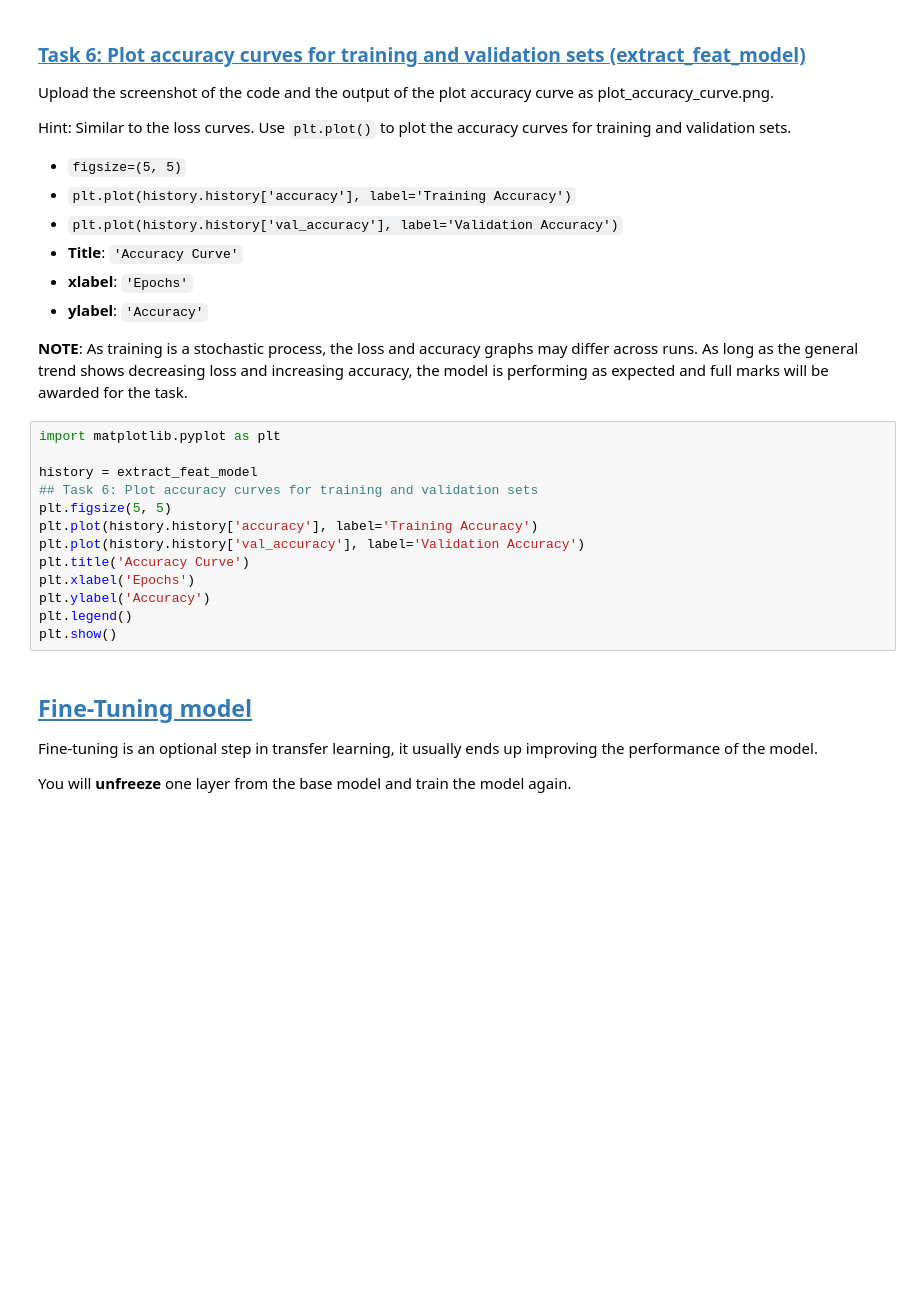
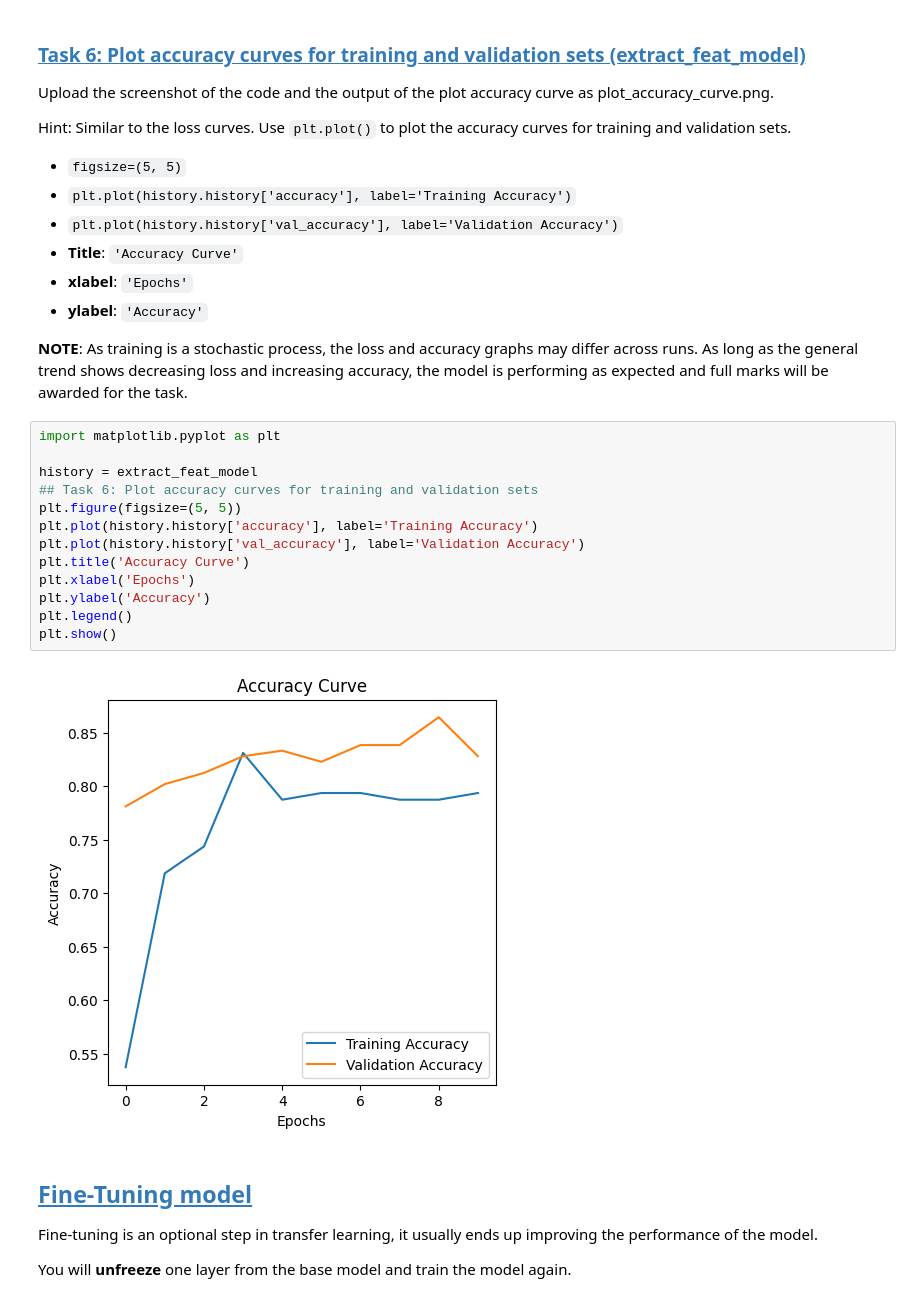
Before and after one commit to Temiloluwa-Oloye/Deep-Learning-with-Keras-and-TensorFlow, a Jupyter notebook: Final Proj-Classify Waste Products Using TL- FT-v1.ipynb, the cells around one changed output. Cells and saved outputs as stored; diff of their text form; blank space fills up the shorter version.

```diff
--- a/Final Proj-Classify Waste Products Using TL- FT-v1.ipynb
+++ b/Final Proj-Classify Waste Products Using TL- FT-v1.ipynb
@@ -515,16 +576,18 @@ Hint: Similar to the loss curves. Use `plt.plot()` to plot the accuracy curves f
 # %%
 import matplotlib.pyplot as plt
 
 history = extract_feat_model
 ## Task 6: Plot accuracy curves for training and validation sets
-plt.figsize(5, 5)
+plt.figure(figsize=(5, 5))
 plt.plot(history.history['accuracy'], label='Training Accuracy')
 plt.plot(history.history['val_accuracy'], label='Validation Accuracy')
 plt.title('Accuracy Curve')
 plt.xlabel('Epochs')
 plt.ylabel('Accuracy')
 plt.legend()
 plt.show()
+# %% [output]
+[figure, added]
 # %% [markdown]
 ## <a id='toc1_12_'></a>[Fine-Tuning model](#toc0_)
 
```
Also changed, not shown: parts of 20 cells of this notebook.
